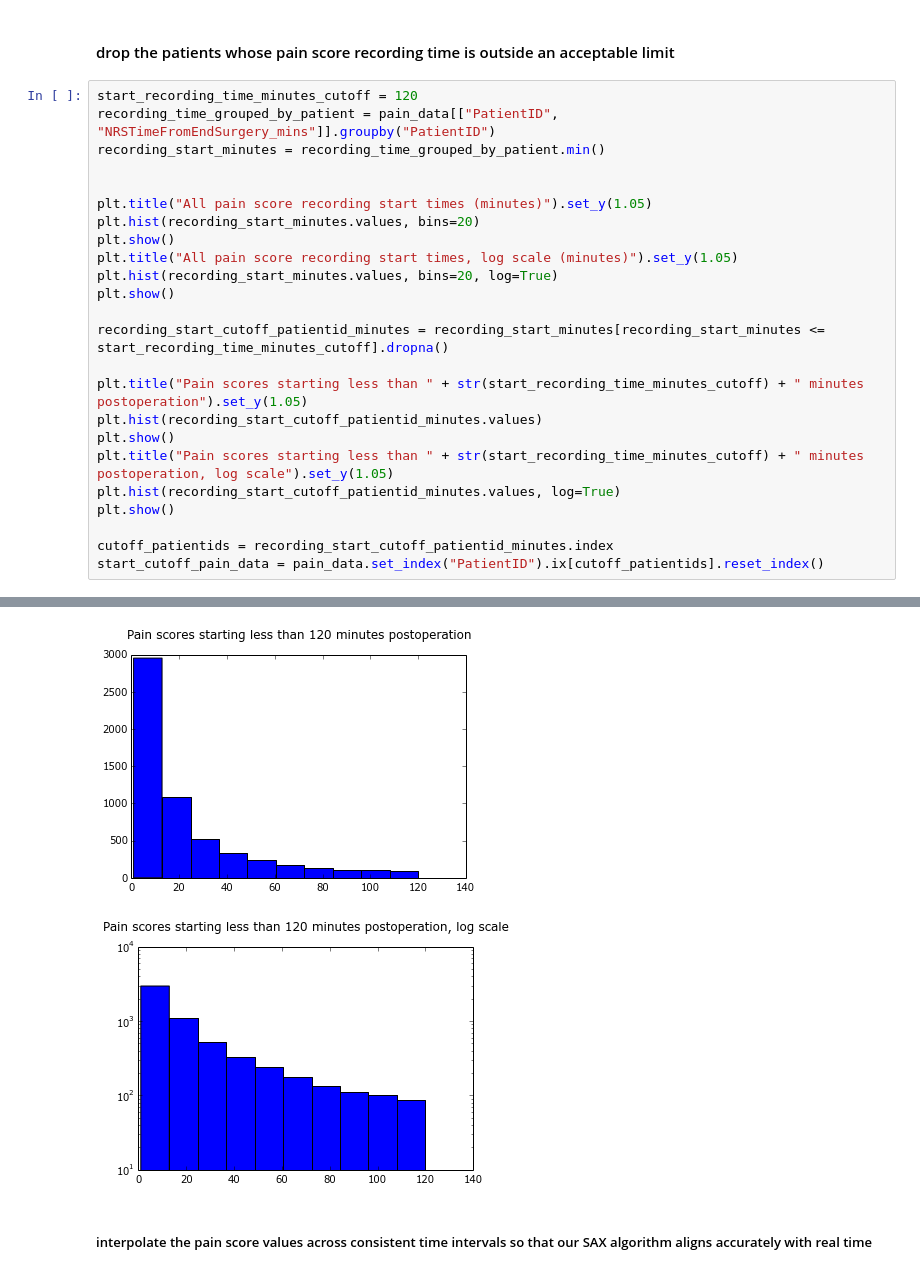
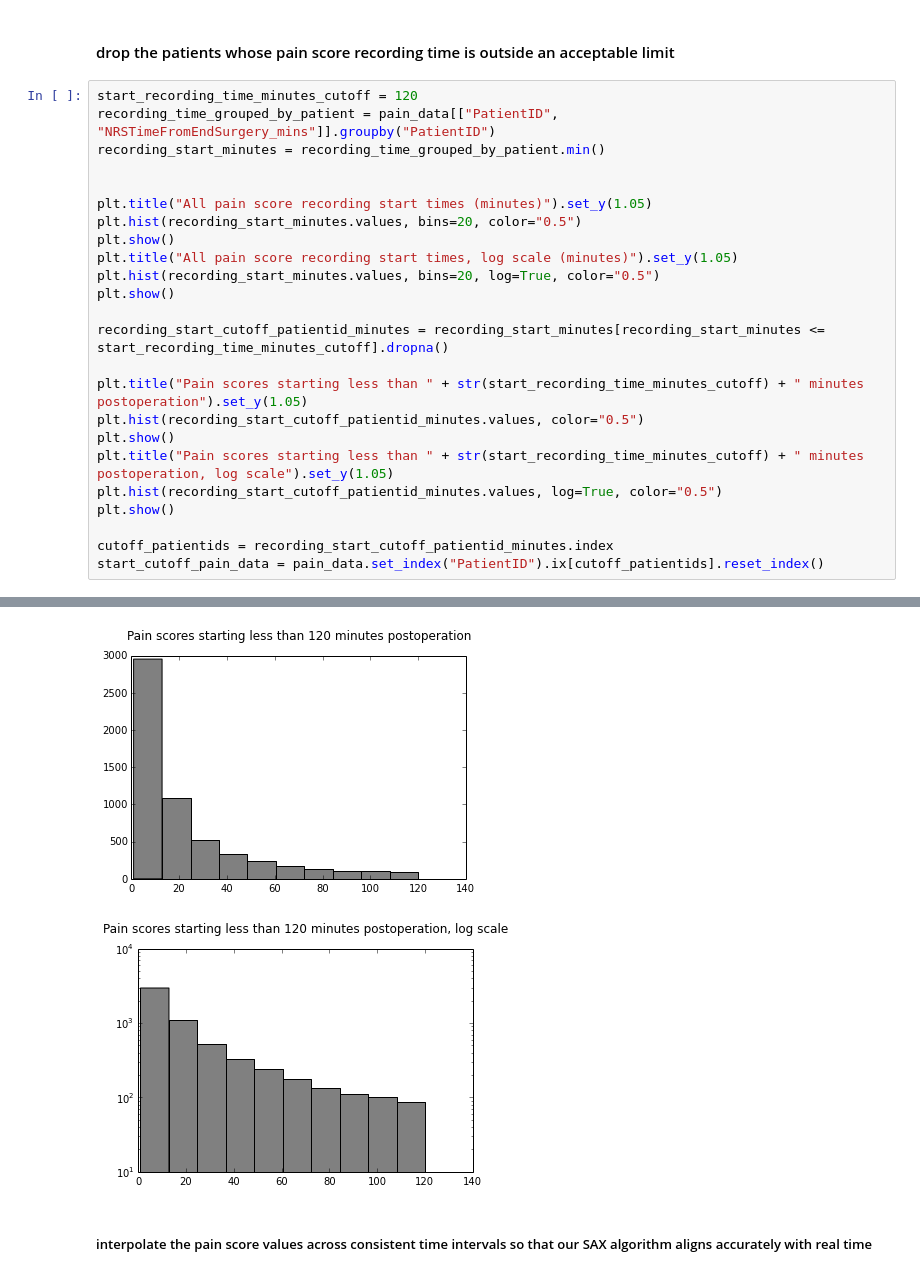
Before and after one commit to pvnick/tempos, a Jupyter notebook: pain_sax_ported.ipynb, the cells around one changed output, grey strips where cells are left out. Saved outputs shown, nothing was run; the diff lists cells and outputs as text.

```diff
--- a/pain_sax_ported.ipynb
+++ b/pain_sax_ported.ipynb
@@ -55,19 +55,19 @@ recording_start_minutes = recording_time_grouped_by_patient.min()
 
 
 plt.title("All pain score recording start times (minutes)").set_y(1.05)
-plt.hist(recording_start_minutes.values, bins=20)
+plt.hist(recording_start_minutes.values, bins=20, color="0.5")
 plt.show()
 plt.title("All pain score recording start times, log scale (minutes)").set_y(1.05)
-plt.hist(recording_start_minutes.values, bins=20, log=True)
+plt.hist(recording_start_minutes.values, bins=20, log=True, color="0.5")
 plt.show()
 
 recording_start_cutoff_patientid_minutes = recording_start_minutes[recording_start_minutes <= start_recording_time_minutes_cutoff].dropna()
 
 plt.title("Pain scores starting less than " + str(start_recording_time_minutes_cutoff) + " minutes postoperation").set_y(1.05)
-plt.hist(recording_start_cutoff_patientid_minutes.values)
+plt.hist(recording_start_cutoff_patientid_minutes.values, color="0.5")
 plt.show()
 plt.title("Pain scores starting less than " + str(start_recording_time_minutes_cutoff) + " minutes postoperation, log scale").set_y(1.05)
-plt.hist(recording_start_cutoff_patientid_minutes.values, log=True)
+plt.hist(recording_start_cutoff_patientid_minutes.values, log=True, color="0.5")
 plt.show()
 
 cutoff_patientids = recording_start_cutoff_patientid_minutes.index
@@ -78,4 +78,4 @@ start_cutoff_pain_data = pain_data.set_index("PatientID").ix[cutoff_patientids].
-[figure, old version]
+[figure, new version]
-[figure, old version]
+[figure, new version]
 # %% [markdown]
 ##### interpolate the pain score values across consistent time intervals so that our SAX algorithm aligns accurately with real time
```
Also changed, not shown: parts of 10 cells of this notebook, 3 other files.
